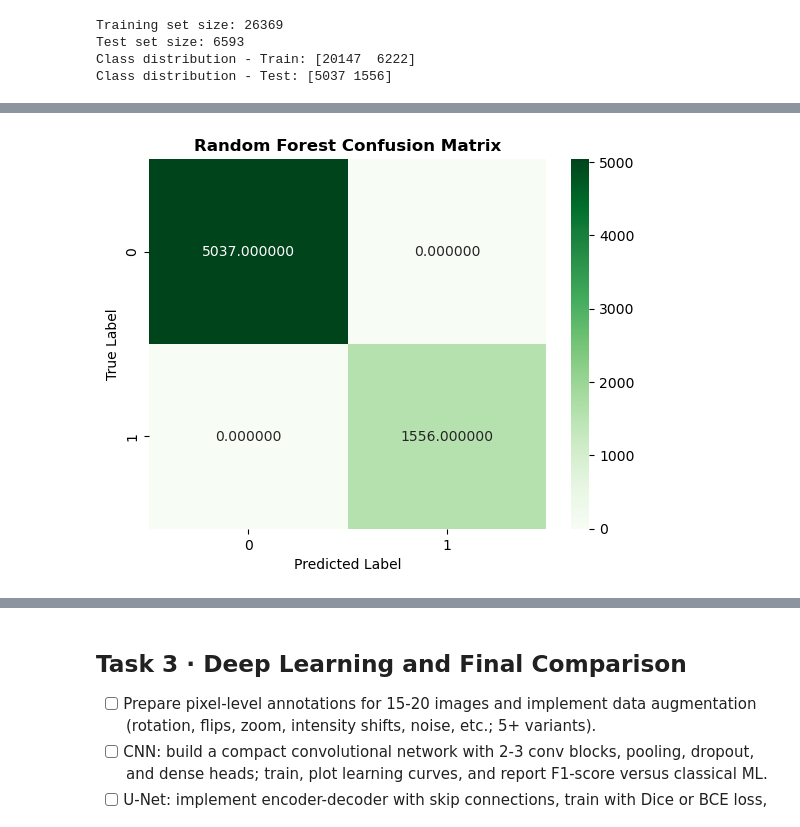
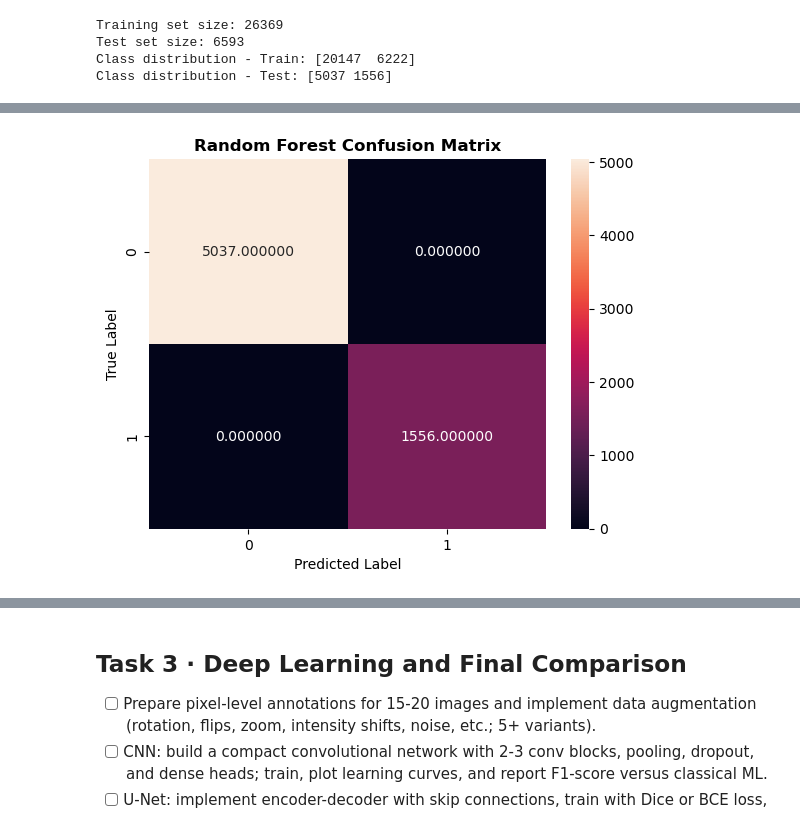
Before and after one commit to kgeisenman/MATSCI465_KatieEisenman, a Jupyter notebook: Week3+4/assignment_04_combined (1).ipynb, the cells around one changed output, grey strips where cells are left out. Drawn from its saved outputs; the diff is of its cells as text; code cells hidden in the pictures.

```diff
--- a/Week3+4/assignment_04_combined (1).ipynb
+++ b/Week3+4/assignment_04_combined (1).ipynb
@@ -406,5 +454,7 @@ Text(0.5, 23.52222222222222, 'Predicted Label')
 [figure]
 # %%
+start_time = time.perf_counter()
+
 RF_model = RandomForestClassifier(n_estimators=100)
 RF_model.fit(X_train, y_train)
 RF_predicted = RF_model.predict(X_test)
@@ -414,8 +464,8 @@ precision_RF = precision_score(y_test, RF_predicted)
 print(f'RF Precision Score: {precision_RF}')
 
 #F1-score of SVM
-f1_score_RF = f1_score(y_test, RF_predicted)
-print(f'RF F1 Score {f1_score_RF}')
+rf_f1 = f1_score(y_test, RF_predicted)
+print(f'RF F1 Score {rf_f1}')
 
 #Recall score of SVM
 recall_RF = recall_score(y_test, RF_predicted)
@@ -424,11 +474,15 @@ print(f'RF Recall Score: {precision_RF}')
 #Confusion Matrix of SVM
 confusion_RF = confusion_matrix(y_test, RF_predicted)
 cm_RF_normalized = confusion_RF.astype('float') / confusion_RF.sum(axis=1)[:, np.newaxis]
-RF_cm = sns.heatmap(confusion_RF, annot=True, fmt='2f', cmap='Greens', cbar=True)
+RF_cm = sns.heatmap(confusion_RF, annot=True, fmt='2f', cbar=True)
 plt.title('Random Forest Confusion Matrix', fontsize=12, fontweight='bold')
 plt.ylabel('True Label')
 plt.xlabel('Predicted Label')
 print(f'RF Confusion Matrix: {confusion_RF}')
+
+end_time = time.perf_counter()
+rf_runtime = end_time - start_time
+print(f"Elapsed time: {rf_runtime:.4f} seconds")
 # %% [output]
 RF Precision Score: 1.0
 RF F1 Score 1.0
@@ -438,4 +493,4 @@ RF Confusion Matrix: [[5037    0]
-[figure, old version]
+[figure, new version]
 # %%
 # 4. Unsupervised ML:
 #    - Run KMeans for k in [3, 5, 7]
```
Also changed, not shown: parts of 13 cells of this notebook.
